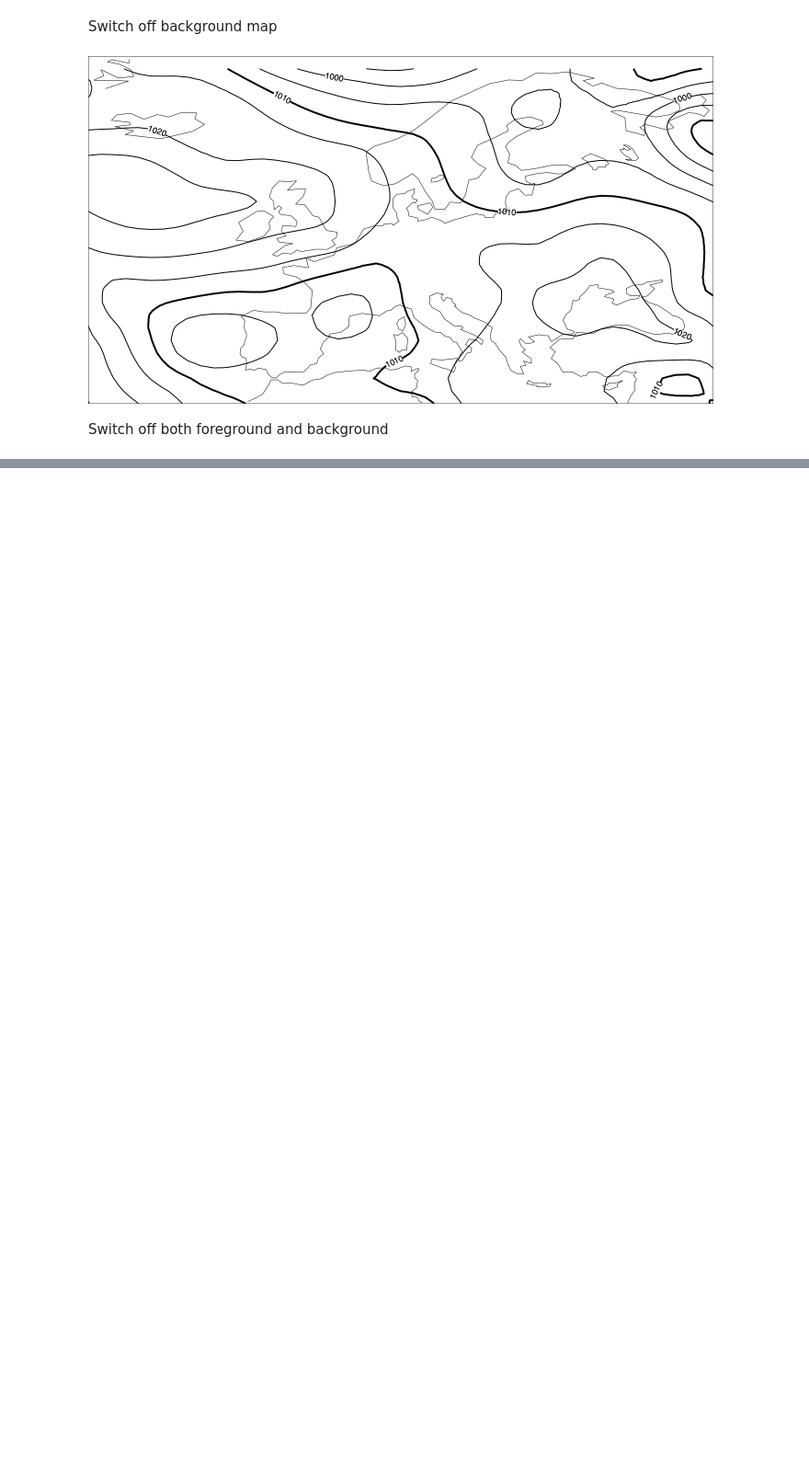
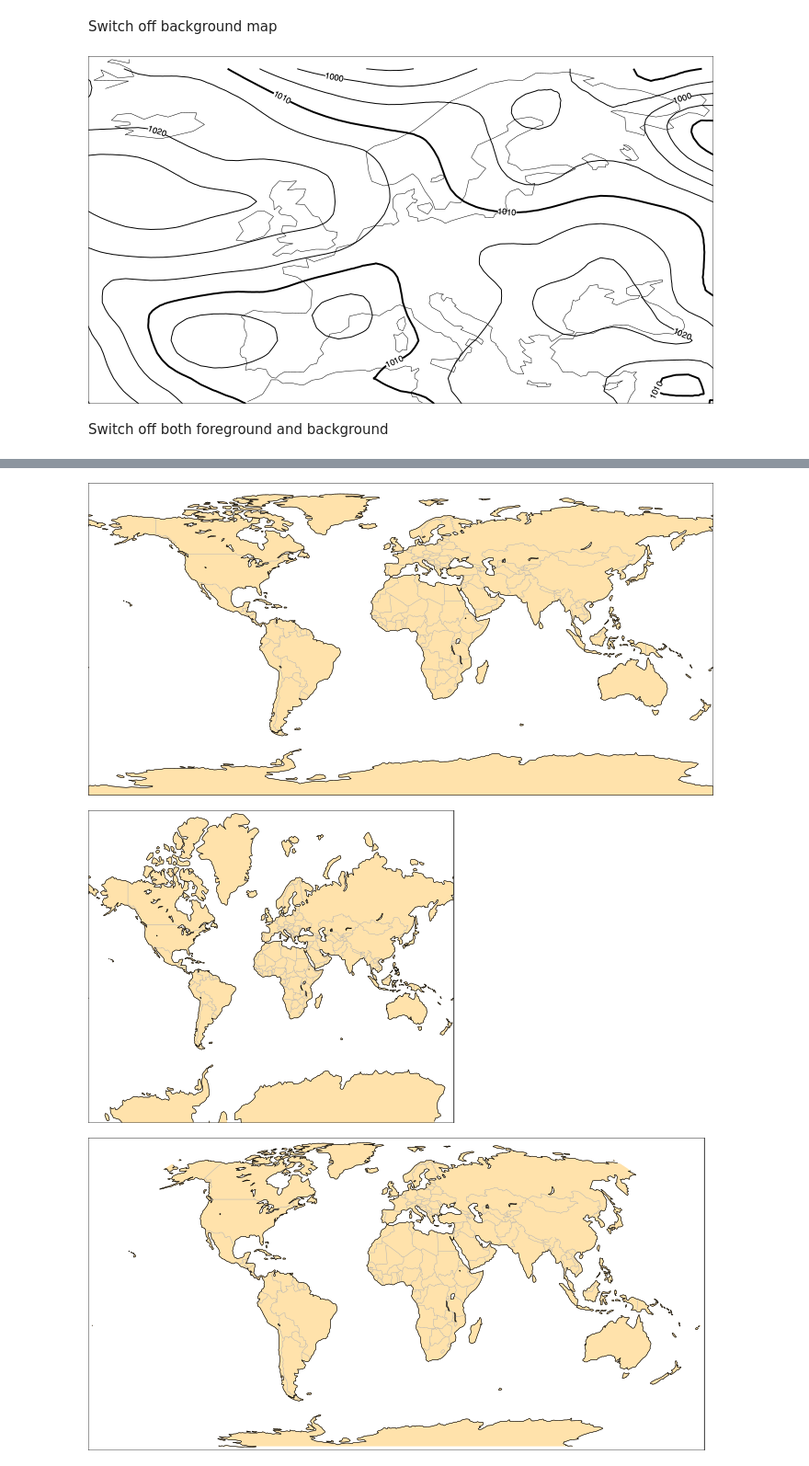
Before and after one commit to ecmwf/climetlab, a Jupyter notebook: docs/examples/11-more-plotting.ipynb, the cells around one changed output, grey strips where cells are left out. Shown at 92% size. Cells and saved outputs as stored; diff of their text form; code cells hidden in the pictures; blank space fills up the shorter version.

```diff
--- a/docs/examples/11-more-plotting.ipynb
+++ b/docs/examples/11-more-plotting.ipynb
@@ -49,0 +54,7 @@ cml.plot_map(ds[1], foreground=False, background=False)
+# %%
+for projection in projections():
+    cml.plot_map(projection=projection)
+# %% [output]
+[figure, added]
+[figure, added]
+[figure, added]
```
Also changed, not shown: parts of 3 cells of this notebook, 11 other files.
